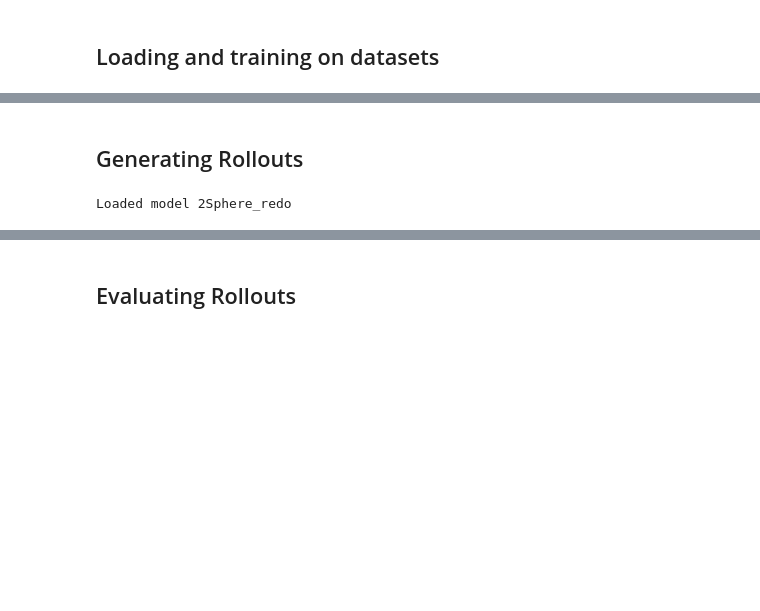
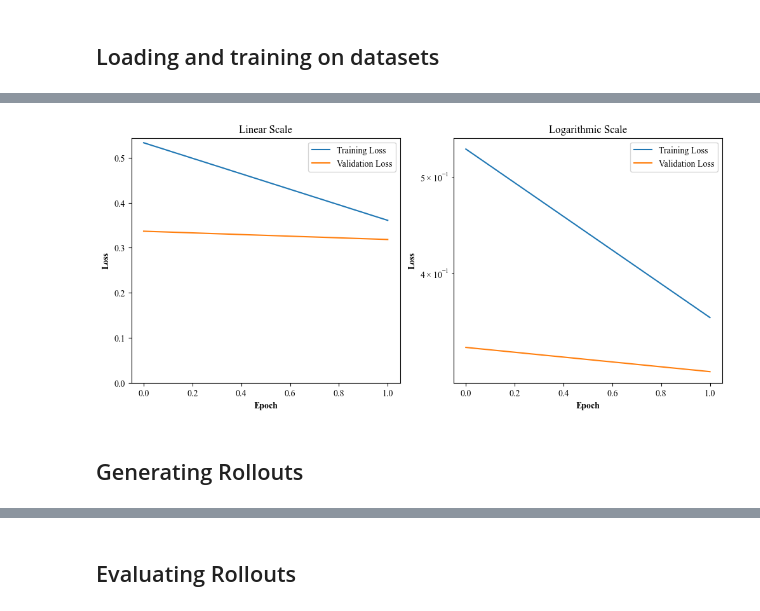
Before and after one commit to MaxGeraedts/DEM-GNN, a Jupyter notebook: Main.ipynb, the cells around one changed output, grey strips where cells are left out. Drawn from its saved outputs; the diff is of its cells as text; code cells hidden in the pictures; blank space fills up the shorter version.

```diff
--- a/Main.ipynb
+++ b/Main.ipynb
@@ -76,0 +99,6 @@ metric_dict
+# %%
+from Plotting import PlotTrainingLoss
+dataset_name = '2Sphere'
+model_ident = 'redo'
+PlotTrainingLoss(dataset_name,model_ident,push=True)
+# %% [output]
@@ -77,3 +107,4 @@ metric_dict
+[figure, added]
 # %% [markdown]
 ## Generating Rollouts
 # %%
@@ -95,12 +126,10 @@ from Encoding import SaveRolloutAsJSON
 from Evaluation import ParticlesOutsideBoundary
 
 dataset_name="2Sphere"
-model_ident = "redo"
+model_ident = "lr_small"
 
 model = GetModel(dataset_name,model_ident)[0]
 AggregatedArgs = MaskTestData(dataset_name,"test")
-# %% [output]
-Loaded model 2Sphere_redo
 # %%
 scale_name = f"{dataset_name}_bund{model.bundle_size}"
 transform = T.Compose([T.Cartesian(False),T.Distance(norm=False,cat=True),NormalizeData(dataset_name,scale_name)])
```
Also changed, not shown: parts of 12 cells of this notebook, 6 other files.
